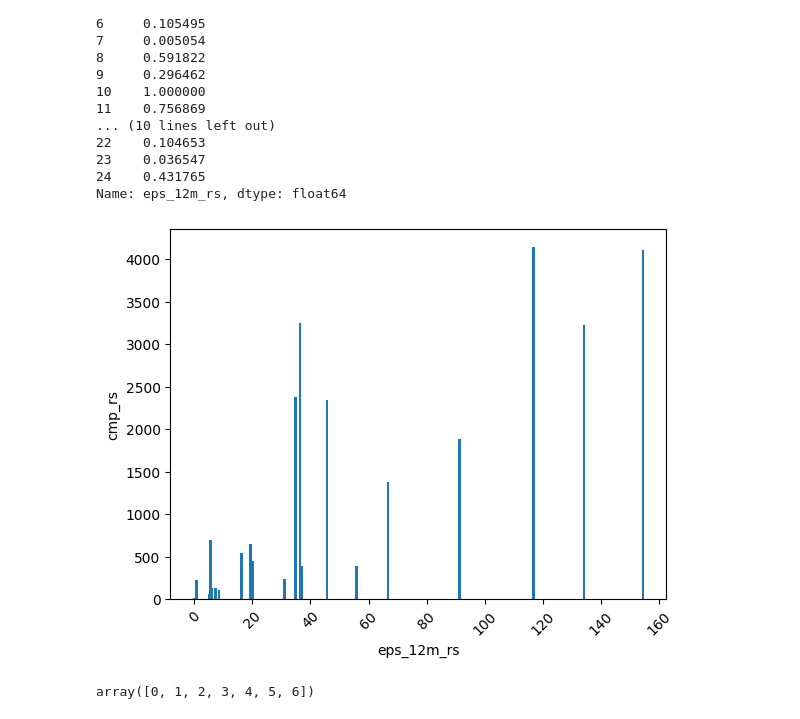
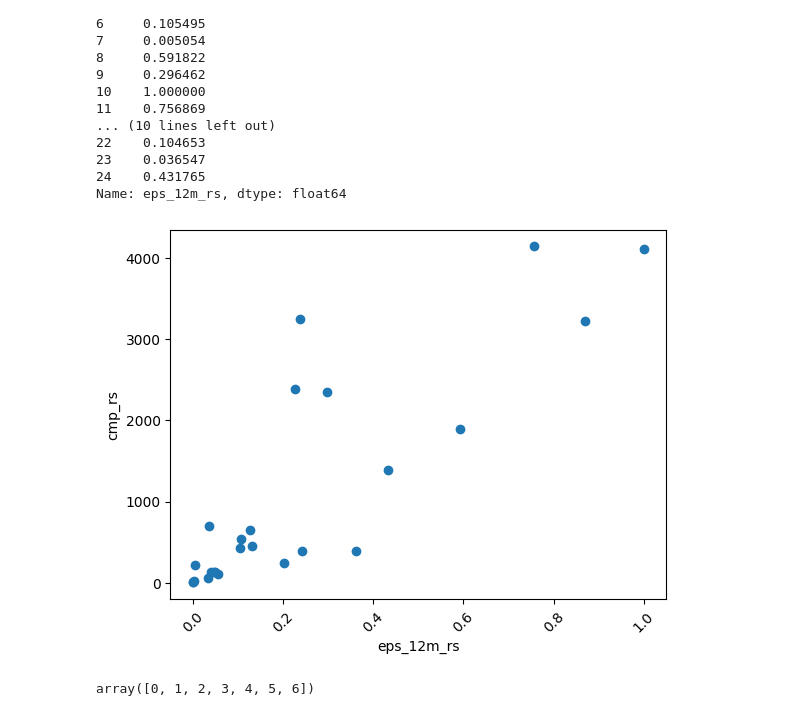
Before and after one commit to prashk027/Tasks, a Jupyter notebook: Tasks/PythonScript/task3/screener.ipynb, the cells around one changed output. Drawn from its saved outputs; the diff is of its cells as text; code cells hidden in the pictures.

```diff
--- a/Tasks/PythonScript/task3/screener.ipynb
+++ b/Tasks/PythonScript/task3/screener.ipynb
@@ -107,7 +107,7 @@ for cols in range(2,19):
 for rows in range(2,req_rows+1):
     for cols in range(2,19):
         head = driver.find_element(By.XPATH,f'/html/body/main/div[3]/div[3]/table/tbody/tr[1]/th[{cols}]').text
-        if rows != 17:
+        if rows%17 != 0:
             if cols>=2:
                 value=driver.find_element(By.XPATH,f'/html/body/main/div[3]/div[3]/table/tbody/tr[{rows}]/td[{cols+1}]').text
         else:
@@ -197,3 +258,8 @@ Inserted into stocks table.
+# %%
+sector =['Banking','Auto']
+for i in sector:
+    cols.append('Sector')
+    cols
 # %% [markdown]
 ### **Implementation on the data from the postgres**
 # %%
@@ -302,7 +368,7 @@ for col in df.columns:
 # %%
 import pandas as pd
 
-df=pd.DataFrame(li,columns=col)
+
 '''
 ROE > 15
 ROCE > 15
@@ -729,17 +761,17 @@ df_min_max_eps['eps_12m_rs']
 24    0.431765
 Name: eps_12m_rs, dtype: float64
 # %%
-x = df['eps_12m_rs']
-y = df['cmp_rs']
+x = df_min_max_eps['eps_12m_rs']
+y = df_min_max_eps['cmp_rs']
 
-plt.bar(x,y)
+plt.scatter(x,y)
 plt.xticks(rotation=45)
 plt.xlabel('eps_12m_rs')
 plt.ylabel('cmp_rs')
 plt.show()
 # x,y
 # %% [output]
-[figure, old version]
+[figure, new version]
 # %%
 # y= df_min_max_eps['eps_12m_rs']
 # x = df_min_max_eps['cmp_rs']
```
Also changed, not shown: parts of 30 cells of this notebook, 1 other file.
